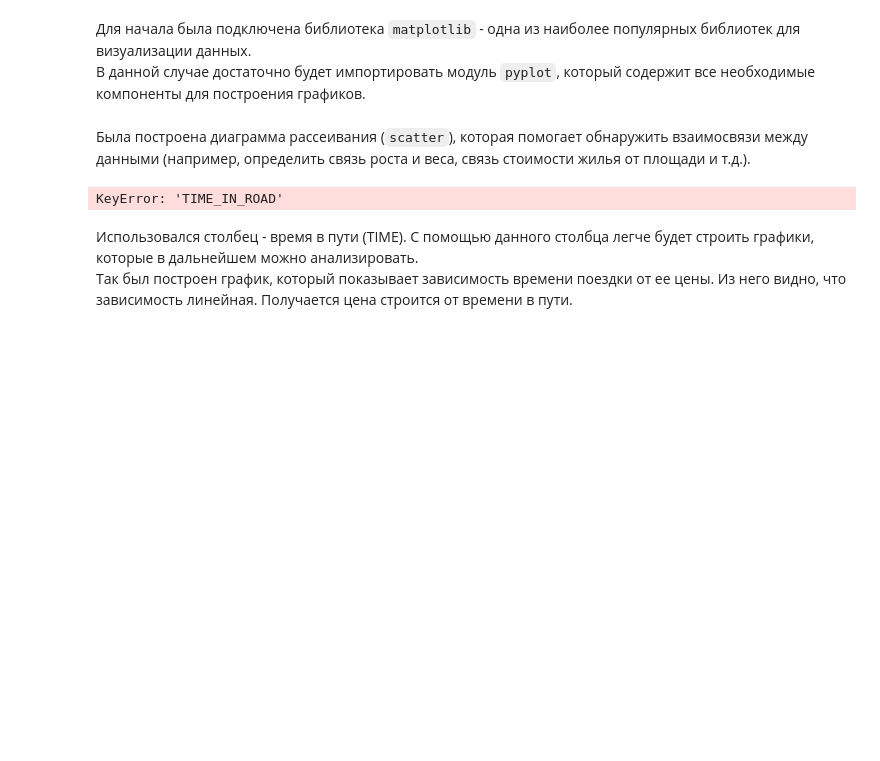
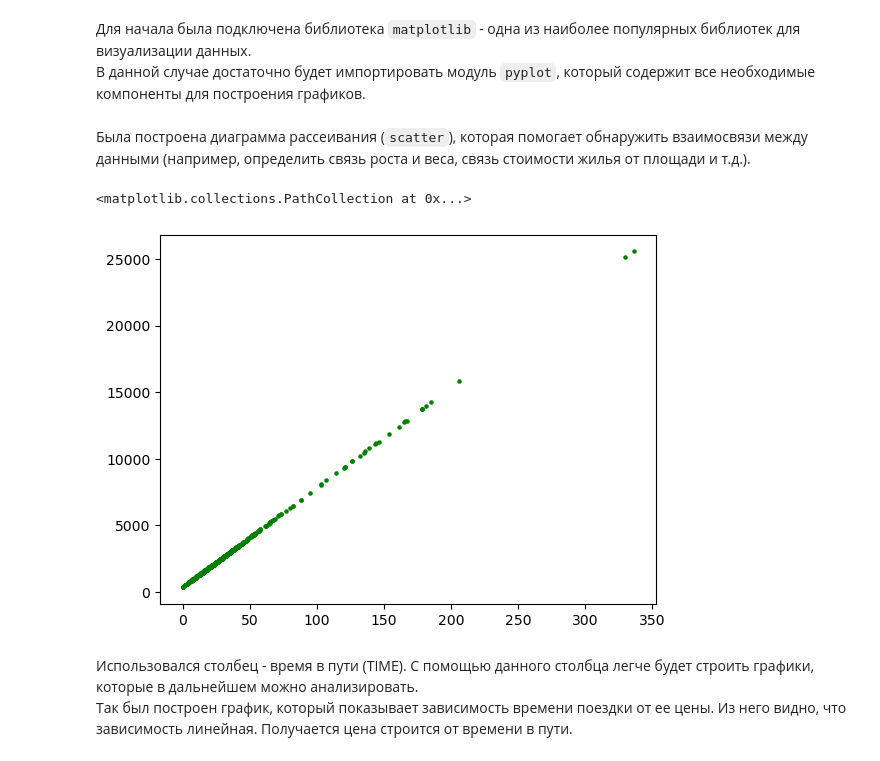
Before and after one commit to TanukiY/DataAnalysis, a Jupyter notebook: LR2/lr2.ipynb, the cells around one changed output. Drawn from its saved outputs; the diff is of its cells as text; code cells hidden in the pictures; blank space fills up the shorter version.

```diff
--- a/LR2/lr2.ipynb
+++ b/LR2/lr2.ipynb
@@ -143,10 +143,10 @@ import matplotlib.pyplot as plt
 # %% [markdown]
 Была построена диаграмма рассеивания (`scatter`), которая помогает обнаружить взаимосвязи между данными (например, определить связь роста и веса, связь стоимости жилья от площади и т.д.).
 # %%
-df["TIME_IN_ROAD"] = df["TIME_IN_ROAD"].round(2)
 plt.scatter(df['TIME'], df['PRICE'], s=5, color='green')
 # %% [output]
-KeyError: 'TIME_IN_ROAD'
+<matplotlib.collections.PathCollection at 0x...>
+[figure, added]
 # %% [markdown]
 Использовался столбец - время в пути (TIME). С помощью данного столбца легче будет строить графики, которые в дальнейшем можно анализировать.<br>
 Так был построен график, который показывает зависимость времени поездки от ее цены. Из него видно, что зависимость линейная. Получается цена строится от времени в пути.
```
Also changed, not shown: parts of 14 cells of this notebook, 2 other files.
